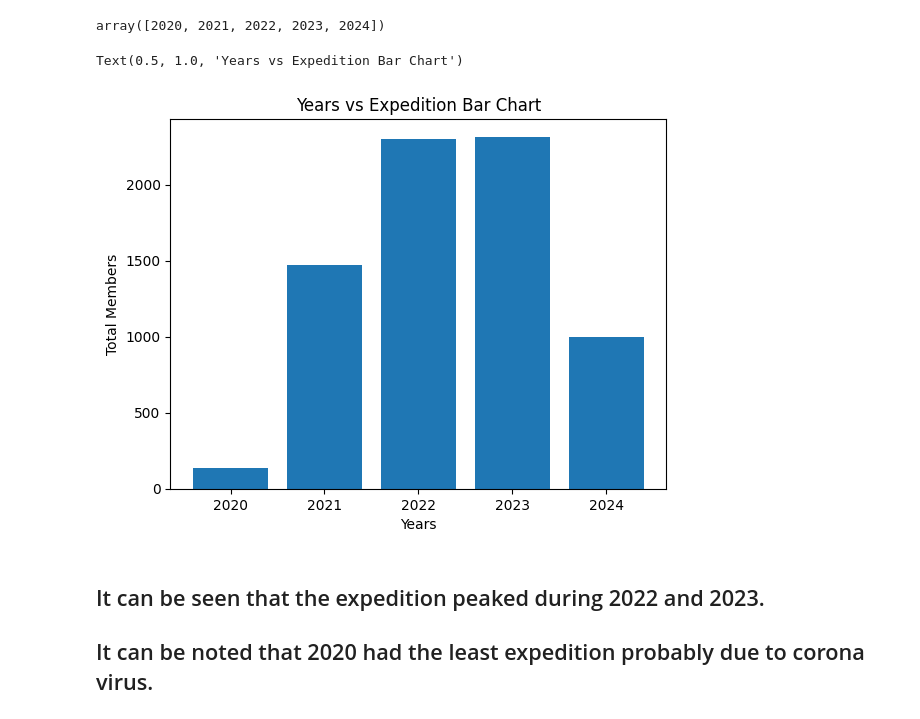
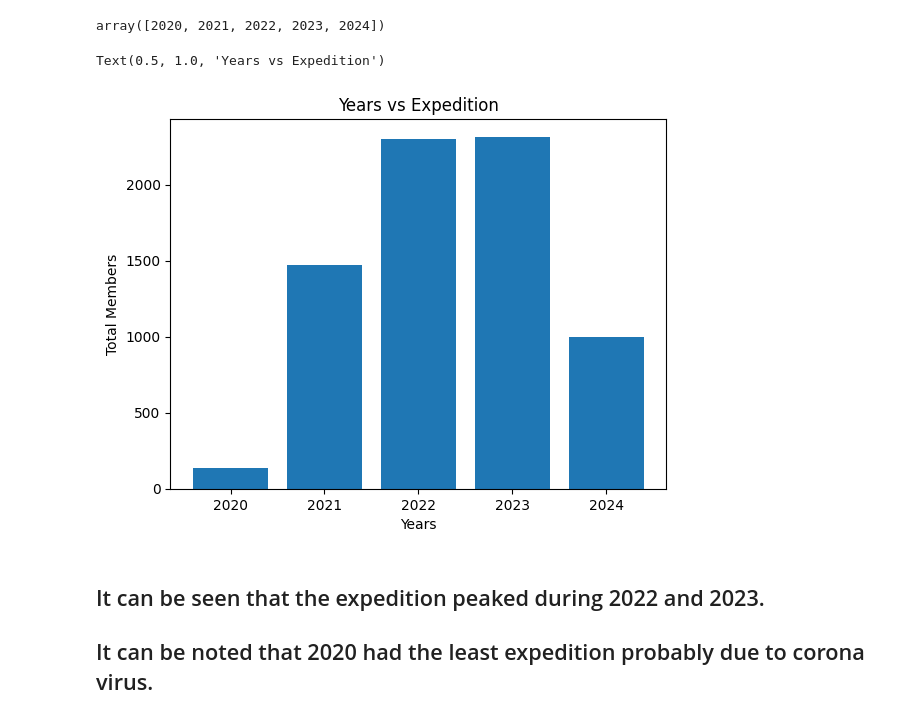
Before and after one commit to lazy-upa/Mountaineering-Expedition-Prediction, a Jupyter notebook: analysis.ipynb, the cells around one changed output. Cells and saved outputs as stored; diff of their text form; code cells hidden in the pictures.

```diff
--- a/analysis.ipynb
+++ b/analysis.ipynb
@@ -172,11 +172,11 @@ year_counts = df.groupby('YEAR')['TOTMEMBERS'].sum()
 # %%
 plt.bar(year_counts.index, year_counts.values)
 plt.xlabel('Years')
 plt.ylabel('Total Members')
-plt.title('Years vs Expedition Bar Chart')
+plt.title('Years vs Expedition')
 # %% [output]
-Text(0.5, 1.0, 'Years vs Expedition Bar Chart')
+Text(0.5, 1.0, 'Years vs Expedition')
-[figure, old version]
+[figure, new version]
 # %% [markdown]
 ## It can be seen that the expedition peaked during 2022 and 2023.
 ## It can be noted that 2020 had the least expedition probably due to corona virus.
```
Also changed, not shown: parts of 11 cells of this notebook.
